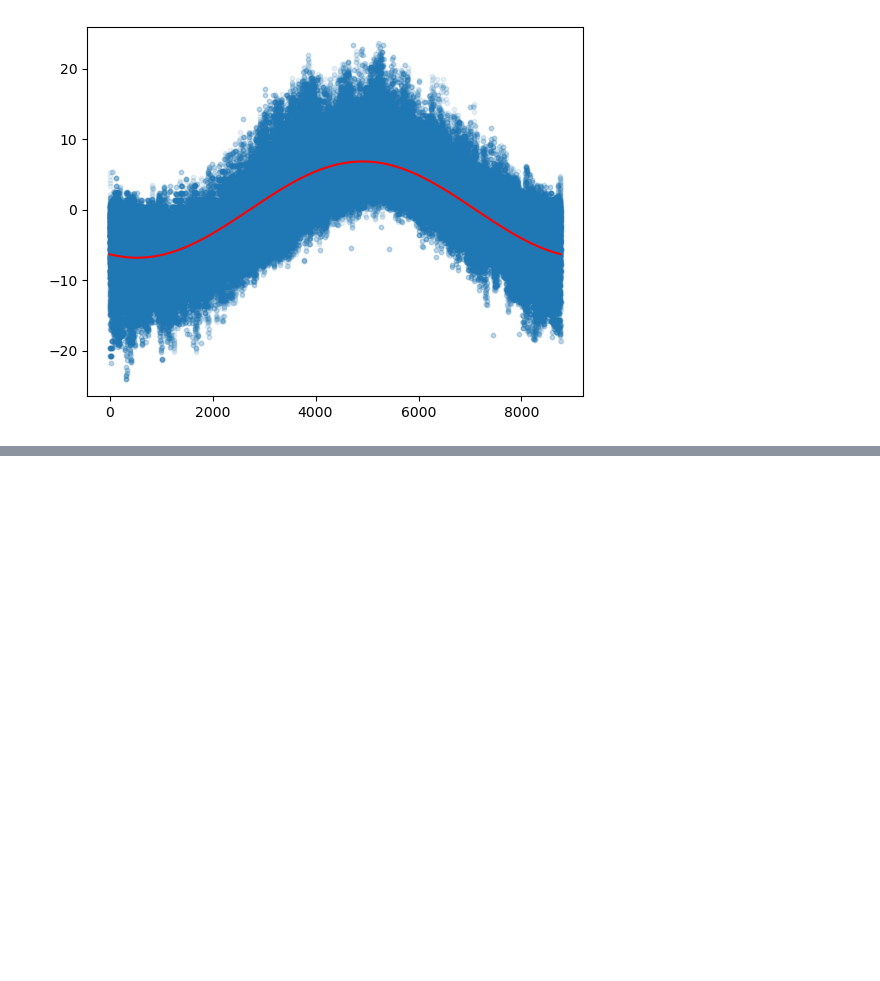
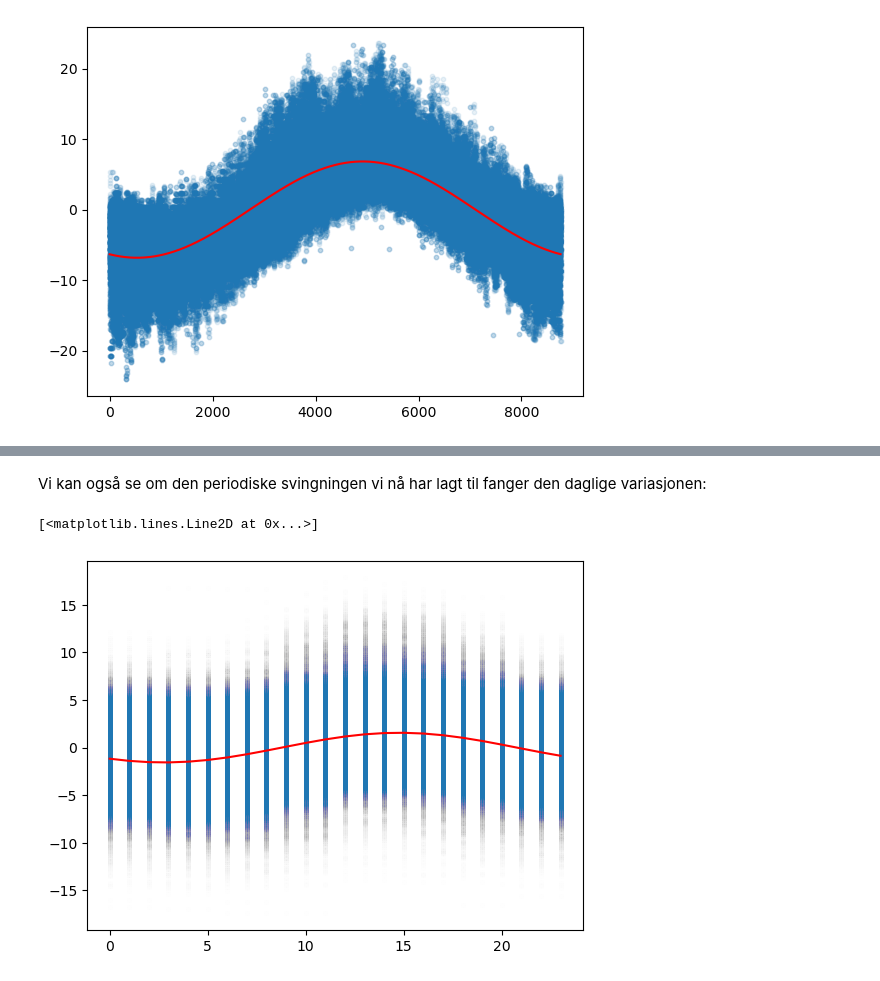
Before and after one commit to mbr085/V26MAT102, a Jupyter notebook: notebooks/uke13/Variasjoner_temperatur.ipynb, the cells around one changed output, grey strips where cells are left out. Drawn from its saved outputs; the diff is of its cells as text; code cells hidden in the pictures; blank space fills up the shorter version.

```diff
--- a/notebooks/uke13/Variasjoner_temperatur.ipynb
+++ b/notebooks/uke13/Variasjoner_temperatur.ipynb
@@ -232,0 +245,8 @@ np.float64(12.103672247654027)
+# %% [markdown]
+Vi kan også se om den periodiske svingningen vi nå har lagt til fanger den daglige variasjonen:
+# %%
+plt.scatter(t%(24), y - årlig_forutsigelse, s=10, alpha=0.005)
+plt.plot(t[:24], (time_og_år_forutsigelse - årlig_forutsigelse)[:24], color='red')
+# %% [output]
+[<matplotlib.lines.Line2D at 0x...>]
+[figure, added]
```
Also changed, not shown: parts of 18 cells of this notebook, 4 other files.
